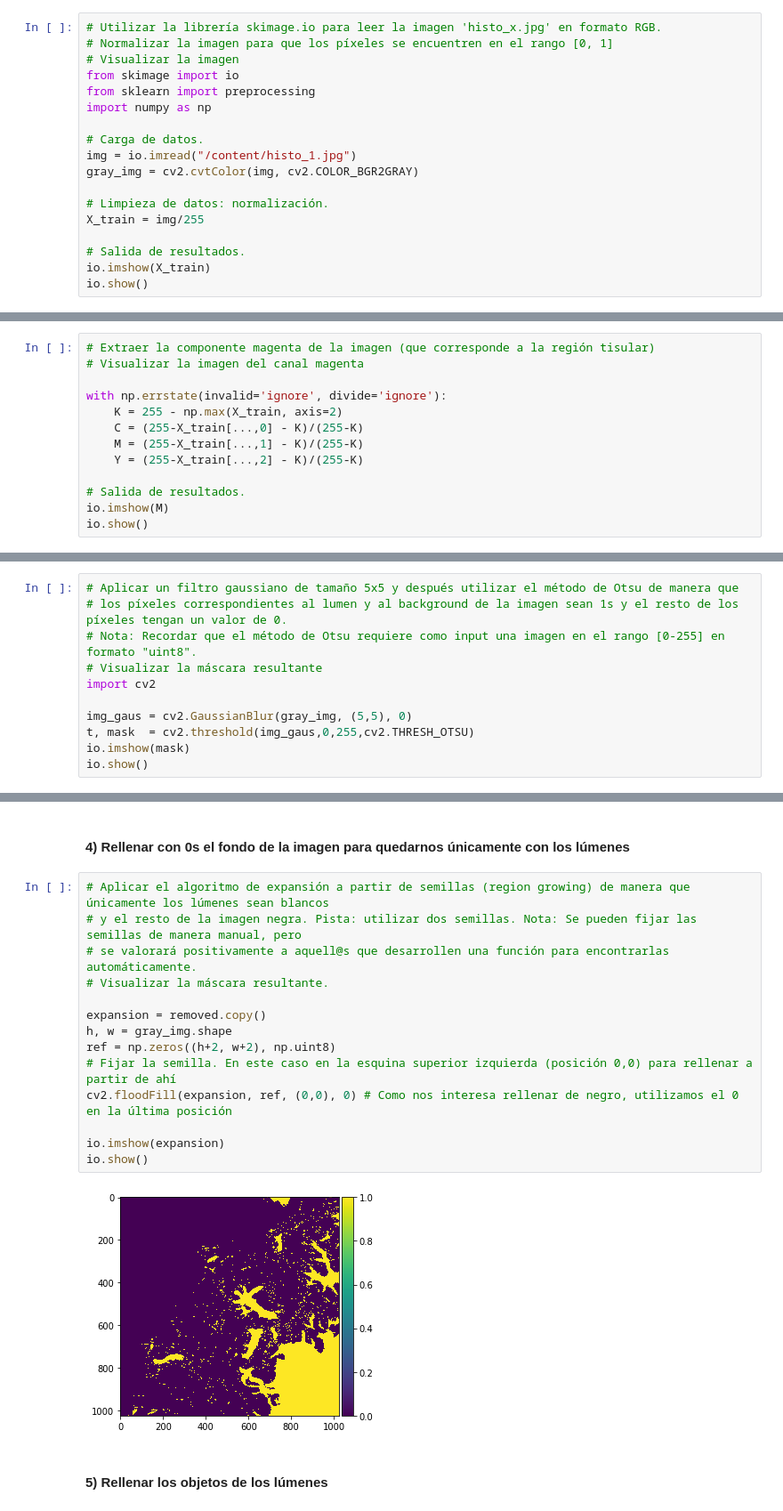
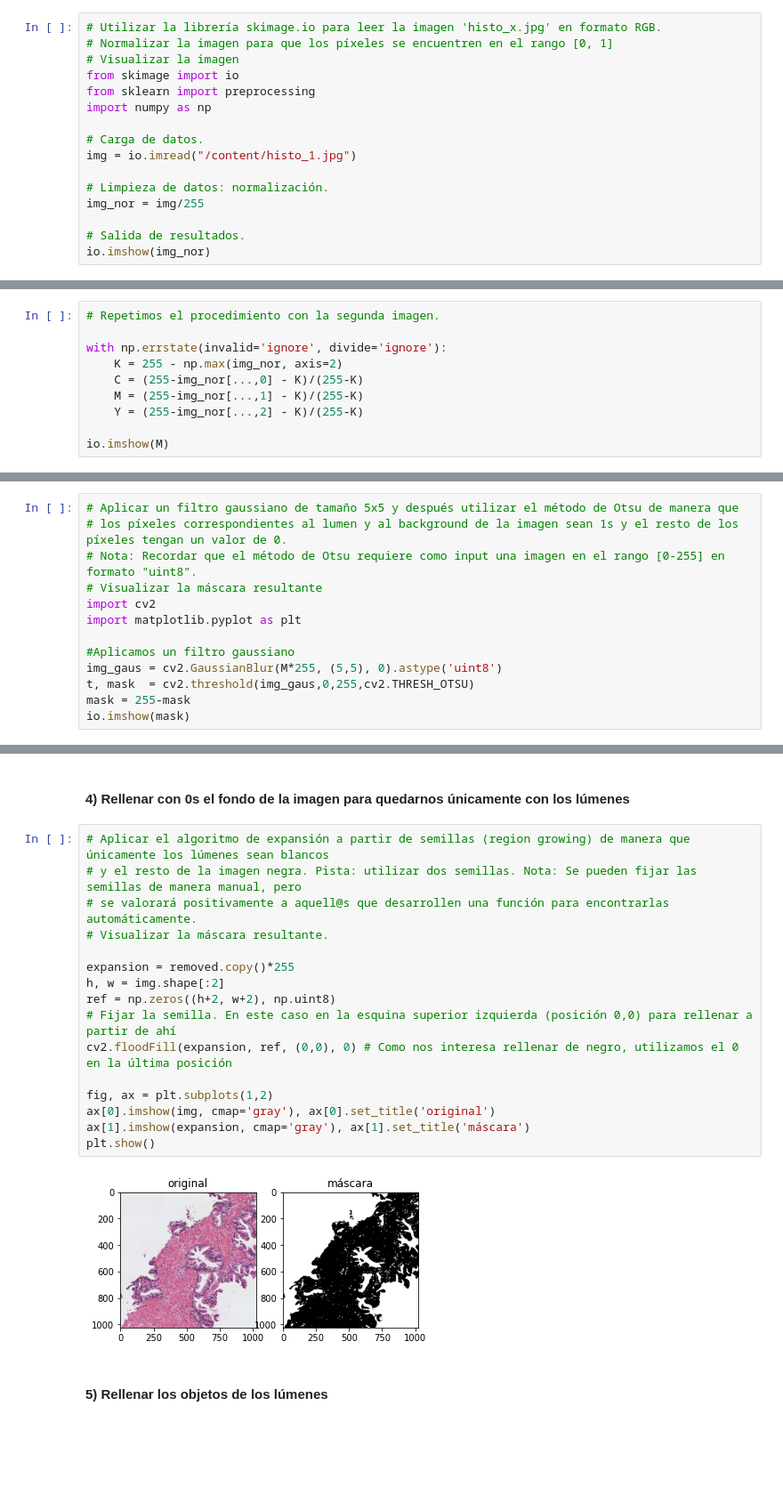
Before and after one commit to mariachurches/AprendizajeSupervisado, a Jupyter notebook: Enunciado_C1_P1/Actividad_C1_P1.ipynb, the cells around one changed output, grey strips where cells are left out. Shown at 89% size. Drawn from its saved outputs; the diff is of its cells as text; blank space fills up the shorter version.

```diff
--- a/Enunciado_C1_P1/Actividad_C1_P1.ipynb
+++ b/Enunciado_C1_P1/Actividad_C1_P1.ipynb
@@ -14,12 +14,10 @@ import numpy as np
 
 # Carga de datos.
 img = io.imread("/content/histo_1.jpg")
-gray_img = cv2.cvtColor(img, cv2.COLOR_BGR2GRAY)
 
 # Limpieza de datos: normalización.
-X_train = img/255
+img_nor = img/255
 
 # Salida de resultados.
-io.imshow(X_train)
-io.show()
+io.imshow(img_nor)
 # %% [output]
@@ -27,16 +34,13 @@ io.show()
 # %% [markdown]
 #### 1) Realizar una transformación de color para convertir la imagen al espacio de color CMYK
 # %%
-# Extraer la componente magenta de la imagen (que corresponde a la región tisular)
-# Visualizar la imagen del canal magenta
+# Repetimos el procedimiento con la segunda imagen.
 
 with np.errstate(invalid='ignore', divide='ignore'):
-    K = 255 - np.max(X_train, axis=2)
-    C = (255-X_train[...,0] - K)/(255-K)
-    M = (255-X_train[...,1] - K)/(255-K)
-    Y = (255-X_train[...,2] - K)/(255-K)
+    K = 255 - np.max(img_nor, axis=2)
+    C = (255-img_nor[...,0] - K)/(255-K)
+    M = (255-img_nor[...,1] - K)/(255-K)
+    Y = (255-img_nor[...,2] - K)/(255-K)
 
-# Salida de resultados.
 io.imshow(M)
-io.show()
 # %% [output]
@@ -49,9 +66,11 @@ io.show()
 # Nota: Recordar que el método de Otsu requiere como input una imagen en el rango [0-255] en formato "uint8".
 # Visualizar la máscara resultante
 import cv2
+import matplotlib.pyplot as plt
 
-img_gaus = cv2.GaussianBlur(gray_img, (5,5), 0)
+#Aplicamos un filtro gaussiano
+img_gaus = cv2.GaussianBlur(M*255, (5,5), 0).astype('uint8')
 t, mask  = cv2.threshold(img_gaus,0,255,cv2.THRESH_OTSU)
+mask = 255-mask
 io.imshow(mask)
-io.show()
 # %% [output]
@@ -73,18 +111,20 @@ io.show()
 # %%
 # Aplicar el algoritmo de expansión a partir de semillas (region growing) de manera que únicamente los lúmenes sean blancos
 # y el resto de la imagen negra. Pista: utilizar dos semillas. Nota: Se pueden fijar las semillas de manera manual, pero
 # se valorará positivamente a aquell@s que desarrollen una función para encontrarlas automáticamente.
 # Visualizar la máscara resultante.
 
-expansion = removed.copy()
-h, w = gray_img.shape
+expansion = removed.copy()*255
+h, w = img.shape[:2]
 ref = np.zeros((h+2, w+2), np.uint8)
 # Fijar la semilla. En este caso en la esquina superior izquierda (posición 0,0) para rellenar a partir de ahí
 cv2.floodFill(expansion, ref, (0,0), 0) # Como nos interesa rellenar de negro, utilizamos el 0 en la última posición
 
-io.imshow(expansion)
-io.show()
+fig, ax = plt.subplots(1,2)
+ax[0].imshow(img, cmap='gray'), ax[0].set_title('original')
+ax[1].imshow(expansion, cmap='gray'), ax[1].set_title('máscara')
+plt.show()
 # %% [output]
-[figure, old version]
+[figure, new version]
 # %% [markdown]
 #### 5) Rellenar los objetos de los lúmenes
```
Also changed, not shown: parts of 13 cells of this notebook.
